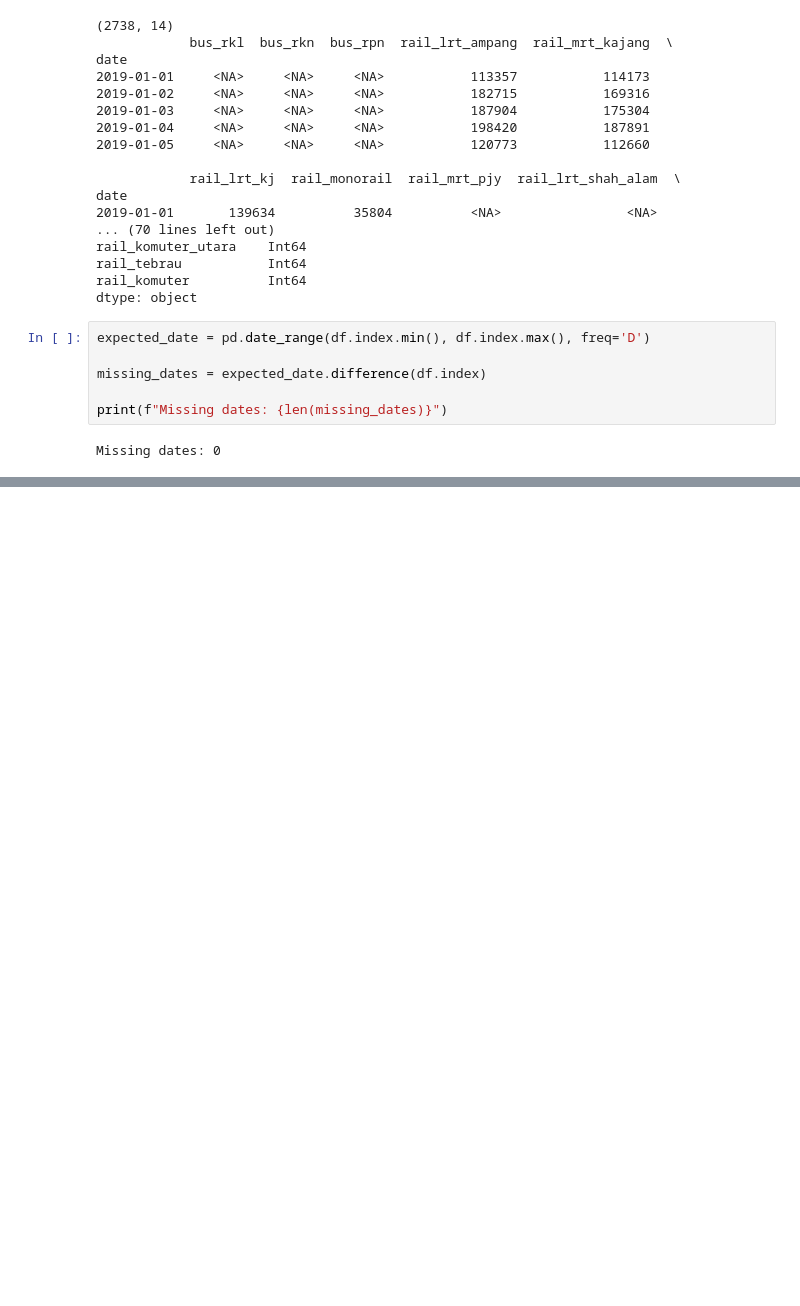
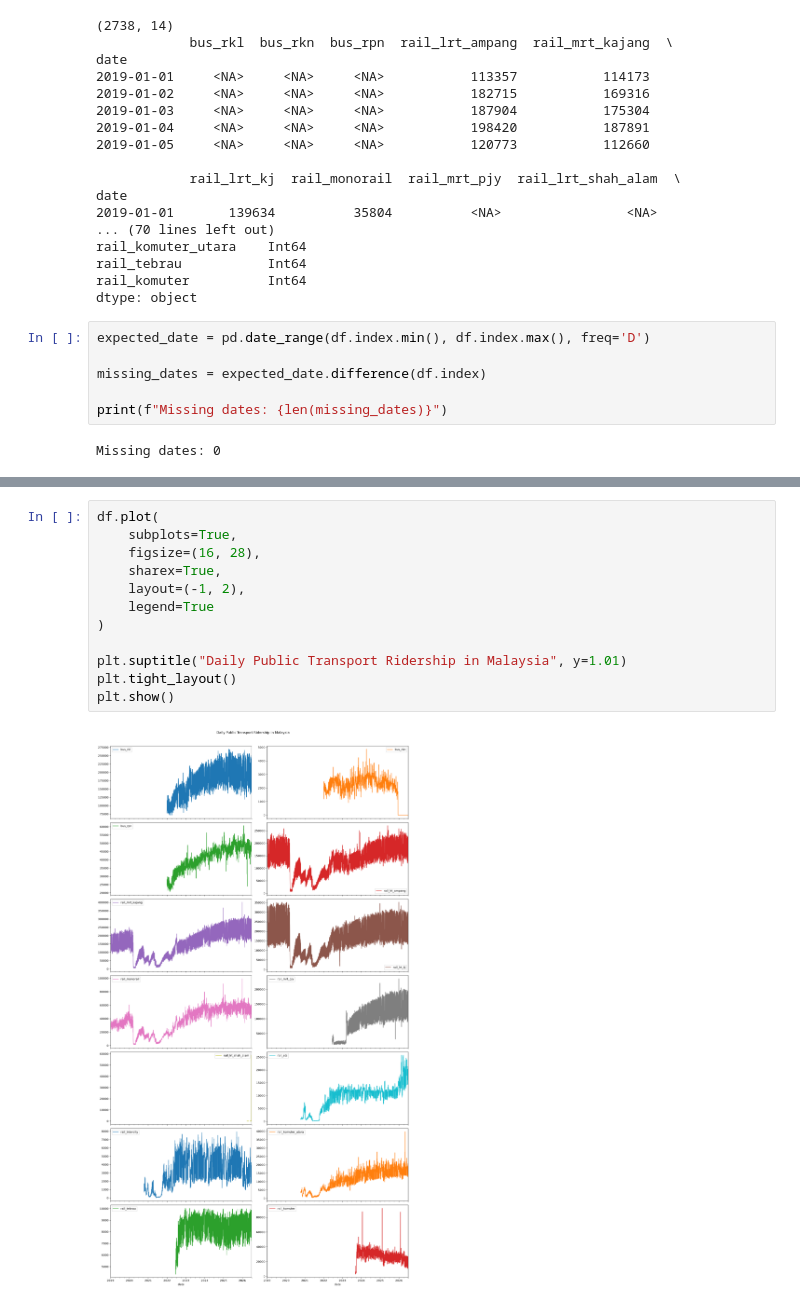
Before and after one commit to muazhazali/mlops-rapidkl-v2, a Jupyter notebook: notebooks/01_eda.ipynb, the cells around one changed output, grey strips where cells are left out. Saved outputs shown, nothing was run; the diff lists cells and outputs as text; blank space fills up the shorter version.

```diff
--- a/notebooks/01_eda.ipynb
+++ b/notebooks/01_eda.ipynb
@@ -93,0 +97,14 @@ plt.show()
+# %%
+df.plot(
+    subplots=True,
+    figsize=(16, 28),
+    sharex=True,
+    layout=(-1, 2),
+    legend=True
+)
+
+plt.suptitle("Daily Public Transport Ridership in Malaysia", y=1.01)
+plt.tight_layout()
+plt.show()
+# %% [output]
+[figure, added]
```
Also changed, not shown: parts of 19 cells of this notebook, 2 other files.
